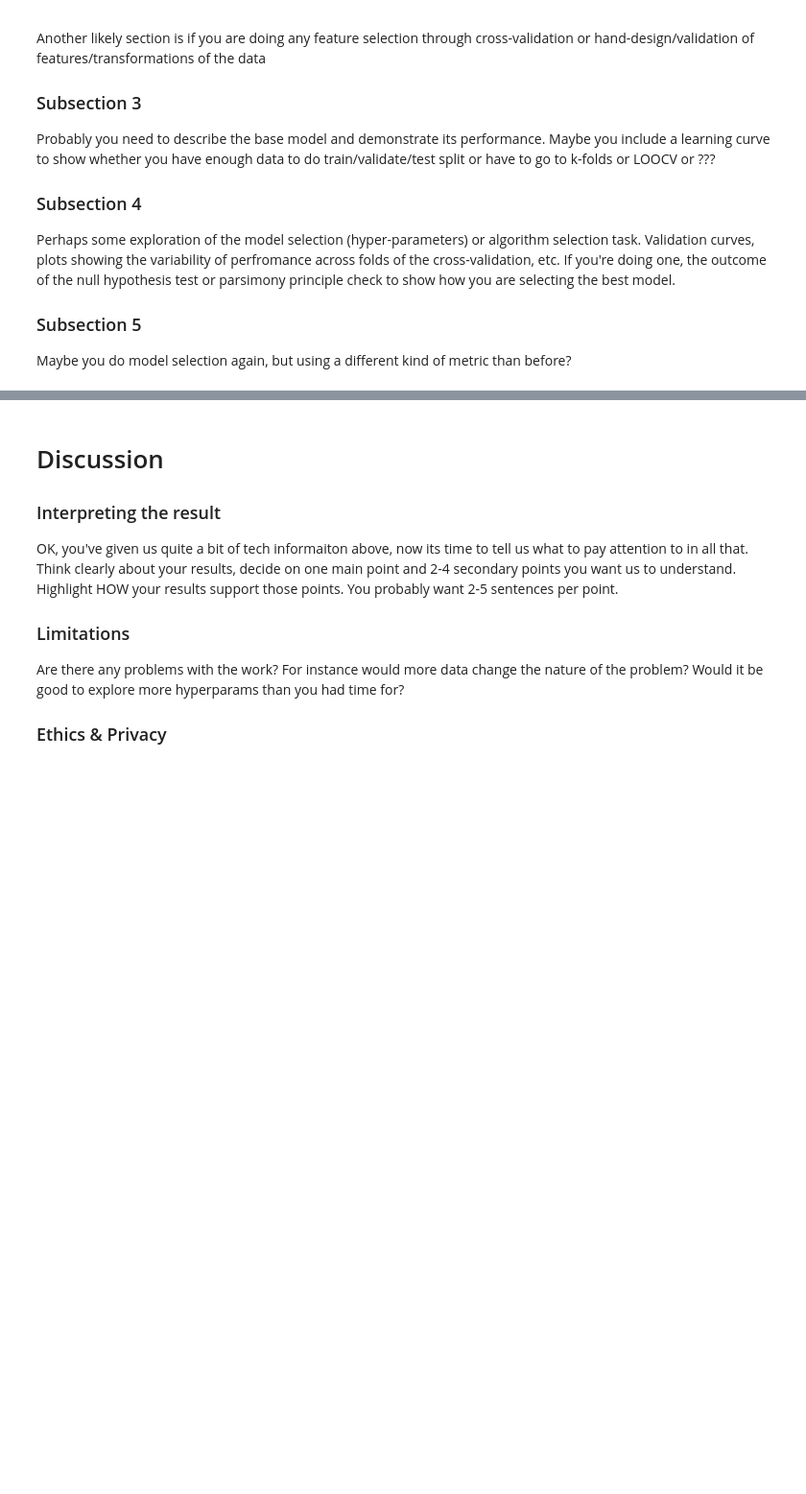
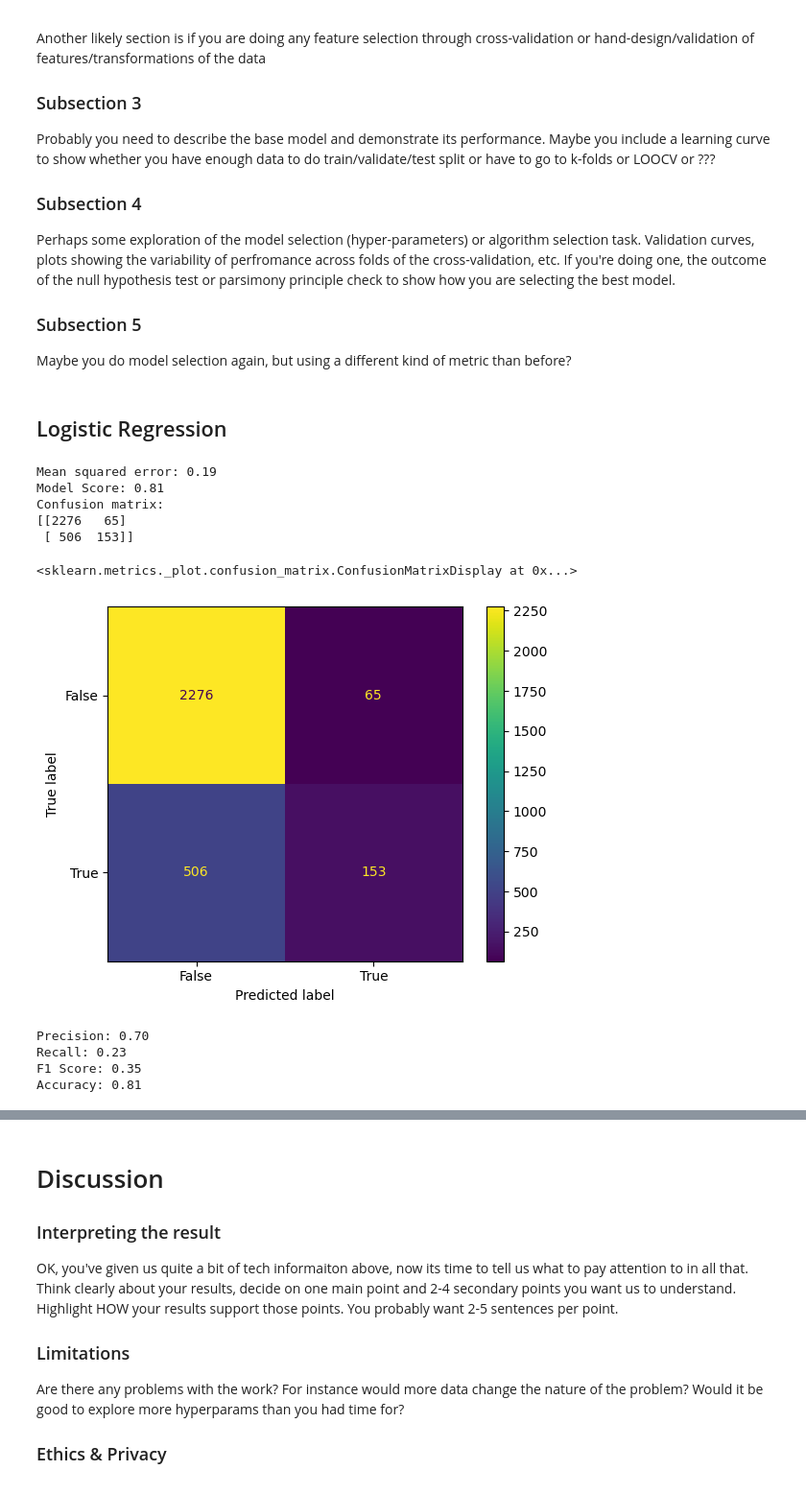
Before and after one commit to COGS118A/Group026-SP23, a Jupyter notebook: FinalProject_Group026-SP23.ipynb, the cells around one changed output, grey strips where cells are left out. Shown at 96% size. Drawn from its saved outputs; the diff is of its cells as text; code cells hidden in the pictures; blank space fills up the shorter version.

```diff
--- a/FinalProject_Group026-SP23.ipynb
+++ b/FinalProject_Group026-SP23.ipynb
@@ -169,0 +174,6 @@ plt.show()
+# %%
+# One-hot-encoding categorical columns
+categorical = ["SEX", "EDUCATION", "MARRIAGE"]
+one_hot_df = pd.get_dummies(df, columns=categorical)
+
+one_hot_df.head(3)
@@ -169,0 +204,18 @@ plt.show()
+# %%
+min_max_scaler = MinMaxScaler()
+
+# Debug print out
+# for i in range(7):
+#     if i == 1: continue
+#     print(f"PAY_{i}")
+#     print(min(one_hot_df[f"PAY_{i}"].unique()), max(one_hot_df[f"PAY_{i}"].unique()))
+
+PAY_N_columns = ["PAY_0", "PAY_2", "PAY_3", "PAY_4", "PAY_5", "PAY_6"]
+BILL_AMT_columns = ["BILL_AMT1", "BILL_AMT2", "BILL_AMT3", "BILL_AMT4", "BILL_AMT5", "BILL_AMT6"]
+PAY_AMT_columns = ["PAY_AMT1", "PAY_AMT2", "PAY_AMT3", "PAY_AMT4", "PAY_AMT5", "PAY_AMT6"]
+
+one_hot_df[PAY_N_columns] = min_max_scaler.fit_transform(one_hot_df[PAY_N_columns])
+one_hot_df[BILL_AMT_columns] = min_max_scaler.fit_transform(one_hot_df[BILL_AMT_columns])
+one_hot_df[PAY_AMT_columns] = min_max_scaler.fit_transform(one_hot_df[PAY_AMT_columns])
+
+one_hot_df.head(3)
@@ -169,0 +228,3 @@ plt.show()
+# %%
+one_hot_df = one_hot_df.drop("ID", axis=1)
+one_hot_df
@@ -195,3 +270,48 @@ Perhaps some exploration of the model selection (hyper-parameters) or algorithm
 ### Subsection 5
 
 Maybe you do model selection again, but using a different kind of metric than before?
+# %% [markdown]
+## Logistic Regression
+# %%
+X = one_hot_df.drop('default payment next month', axis=1)  # assuming 'default_payment_next_month' is your target variable
+y = one_hot_df['default payment next month']
+
+X_train, X_test, y_train, y_test = train_test_split(X, y, test_size=0.1, random_state=42)
+
+model = LogisticRegression(max_iter=250)
+model.fit(X_train, y_train)
+
+y_pred = model.predict(X_test)
+print('Mean squared error: %.2f' % metrics.mean_squared_error(y_test, y_pred))
+print("Model Score: %.2f" % model.score(X_test, y_test))
+
+print('Confusion matrix:')
+print(confusion_matrix(y_test, y_pred))
+
+cm = confusion_matrix(y_test, y_pred)
+ConfusionMatrixDisplay(cm,display_labels = [False, True]).plot()
+# %% [output]
+Mean squared error: 0.19
+Model Score: 0.81
+Confusion matrix:
+[[2276   65]
+ [ 506  153]]
+<sklearn.metrics._plot.confusion_matrix.ConfusionMatrixDisplay at 0x...>
+[figure, added]
+# %%
+print('Precision: %.2f'
+      % precision_score(y_test, y_pred))
+
+print('Recall: %.2f'
+      % recall_score(y_test, y_pred))
+
+print('F1 Score: %.2f'
+      % f1_score(y_test, y_pred))
+
+print("Accuracy: %.2f"
+      % accuracy_score(y_test, y_pred))
+# %% [output]
+Precision: 0.70
+Recall: 0.23
+F1 Score: 0.35
+Accuracy: 0.81
```
Also changed, not shown: parts of 14 cells of this notebook.
